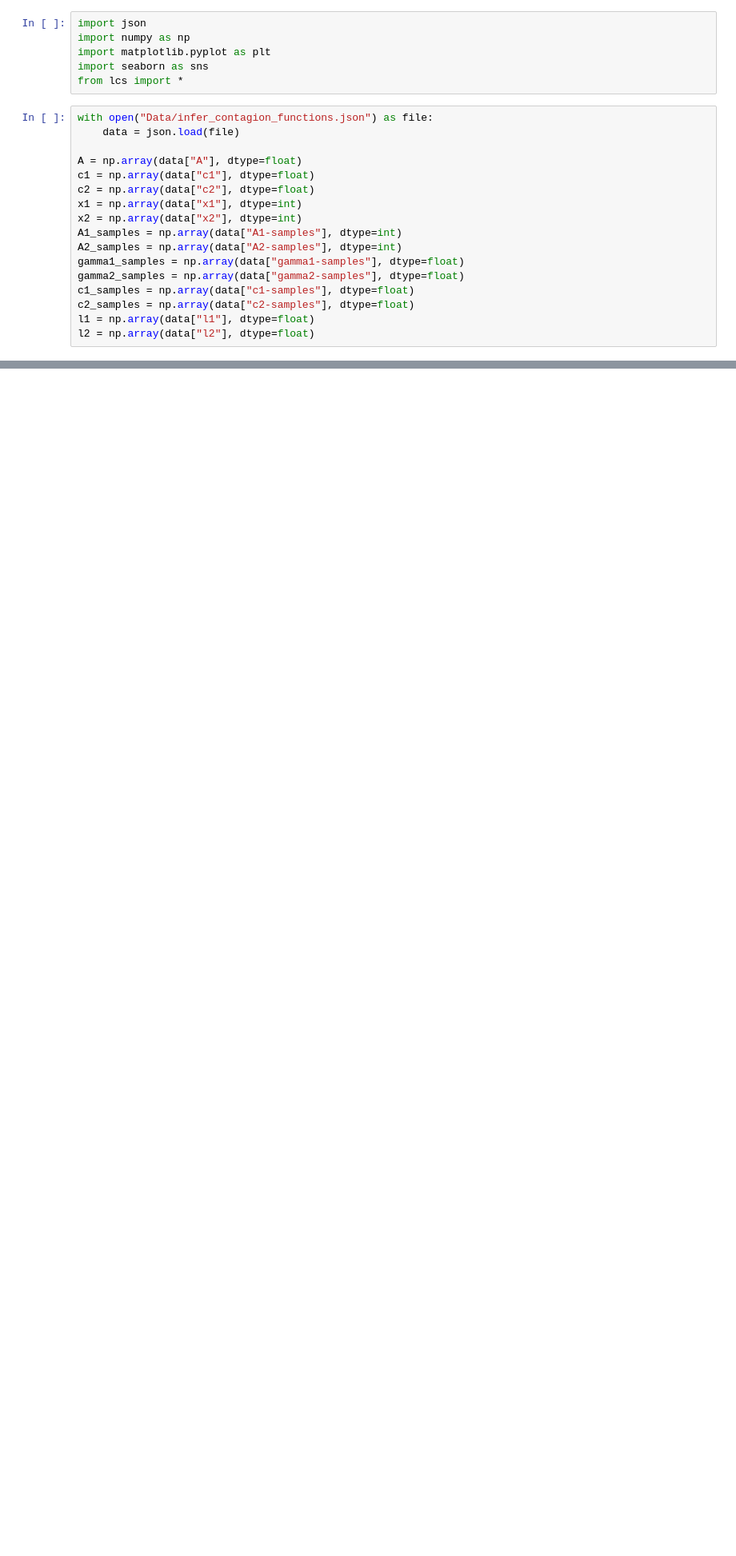
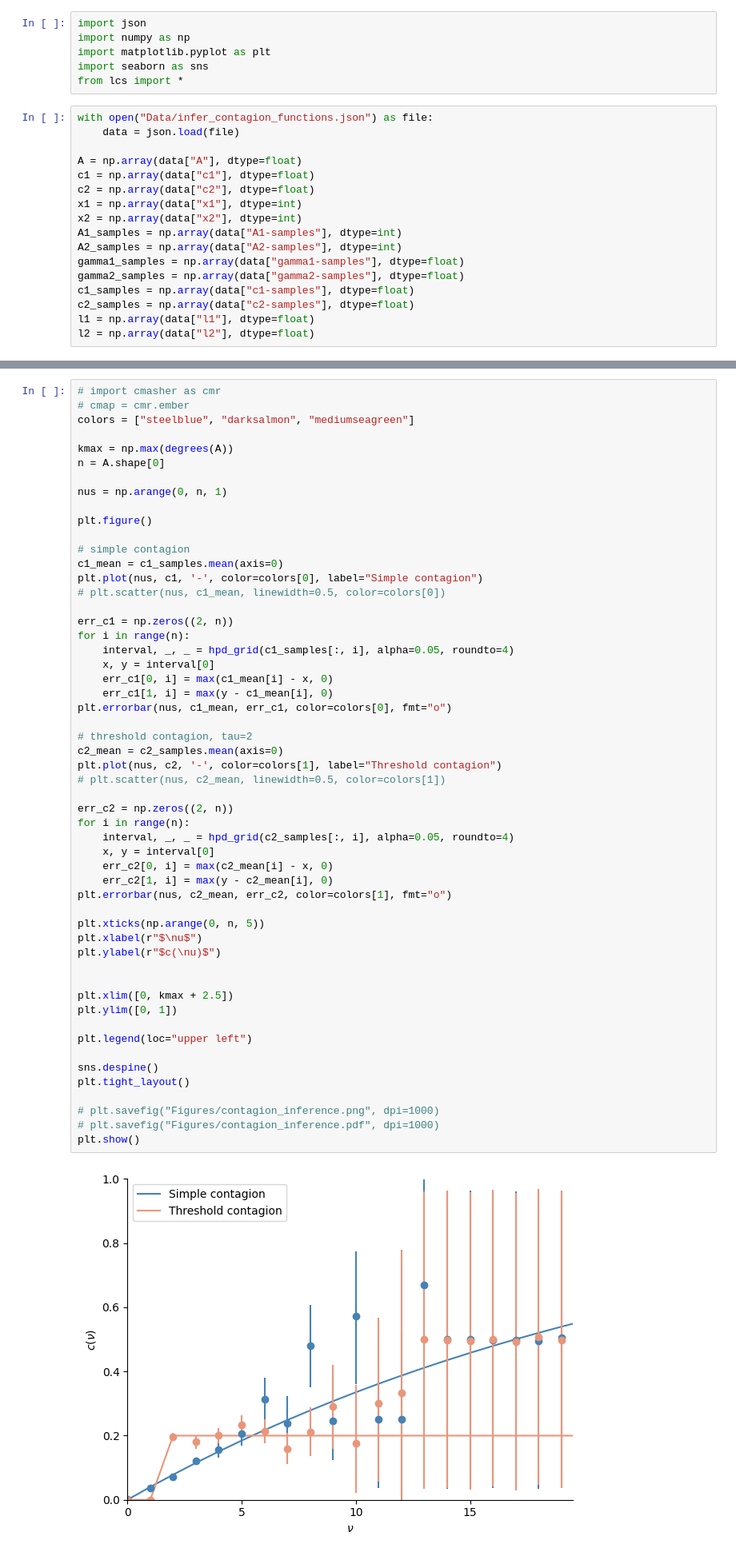
Before and after one commit to nwlandry/complex-network-reconstruction, a Jupyter notebook: plot_infer_contagion_functions.ipynb, the cells around one changed output, grey strips where cells are left out. Shown at 80% size. Saved outputs shown, nothing was run; the diff lists cells and outputs as text; blank space fills up the shorter version.

```diff
--- a/plot_infer_contagion_functions.ipynb
+++ b/plot_infer_contagion_functions.ipynb
@@ -152,0 +156,56 @@ plt.show()
+# %%
+# import cmasher as cmr
+# cmap = cmr.ember
+colors = ["steelblue", "darksalmon", "mediumseagreen"]
+
+kmax = np.max(degrees(A))
+n = A.shape[0]
+
+nus = np.arange(0, n, 1)
+
+plt.figure()
+
+# simple contagion
+c1_mean = c1_samples.mean(axis=0)
+plt.plot(nus, c1, '-', color=colors[0], label="Simple contagion")
+# plt.scatter(nus, c1_mean, linewidth=0.5, color=colors[0])
+
+err_c1 = np.zeros((2, n))
+for i in range(n):
+    interval, _, _ = hpd_grid(c1_samples[:, i], alpha=0.05, roundto=4)
+    x, y = interval[0]
+    err_c1[0, i] = max(c1_mean[i] - x, 0)
+    err_c1[1, i] = max(y - c1_mean[i], 0)
+plt.errorbar(nus, c1_mean, err_c1, color=colors[0], fmt="o")
+
+# threshold contagion, tau=2
+c2_mean = c2_samples.mean(axis=0)
+plt.plot(nus, c2, '-', color=colors[1], label="Threshold contagion")
+# plt.scatter(nus, c2_mean, linewidth=0.5, color=colors[1])
+
+err_c2 = np.zeros((2, n))
+for i in range(n):
+    interval, _, _ = hpd_grid(c2_samples[:, i], alpha=0.05, roundto=4)
+    x, y = interval[0]
+    err_c2[0, i] = max(c2_mean[i] - x, 0)
+    err_c2[1, i] = max(y - c2_mean[i], 0)
+plt.errorbar(nus, c2_mean, err_c2, color=colors[1], fmt="o")
+
+plt.xticks(np.arange(0, n, 5))
+plt.xlabel(r"$\nu$")
+plt.ylabel(r"$c(\nu)$")
+
+
+plt.xlim([0, kmax + 2.5])
+plt.ylim([0, 1])
+
+plt.legend(loc="upper left")
+
+sns.despine()
+plt.tight_layout()
+
+# plt.savefig("Figures/contagion_inference.png", dpi=1000)
+# plt.savefig("Figures/contagion_inference.pdf", dpi=1000)
+plt.show()
+# %% [output]
+[figure, added]
```
Also changed, not shown: parts of 4 cells of this notebook, 3 other files.
